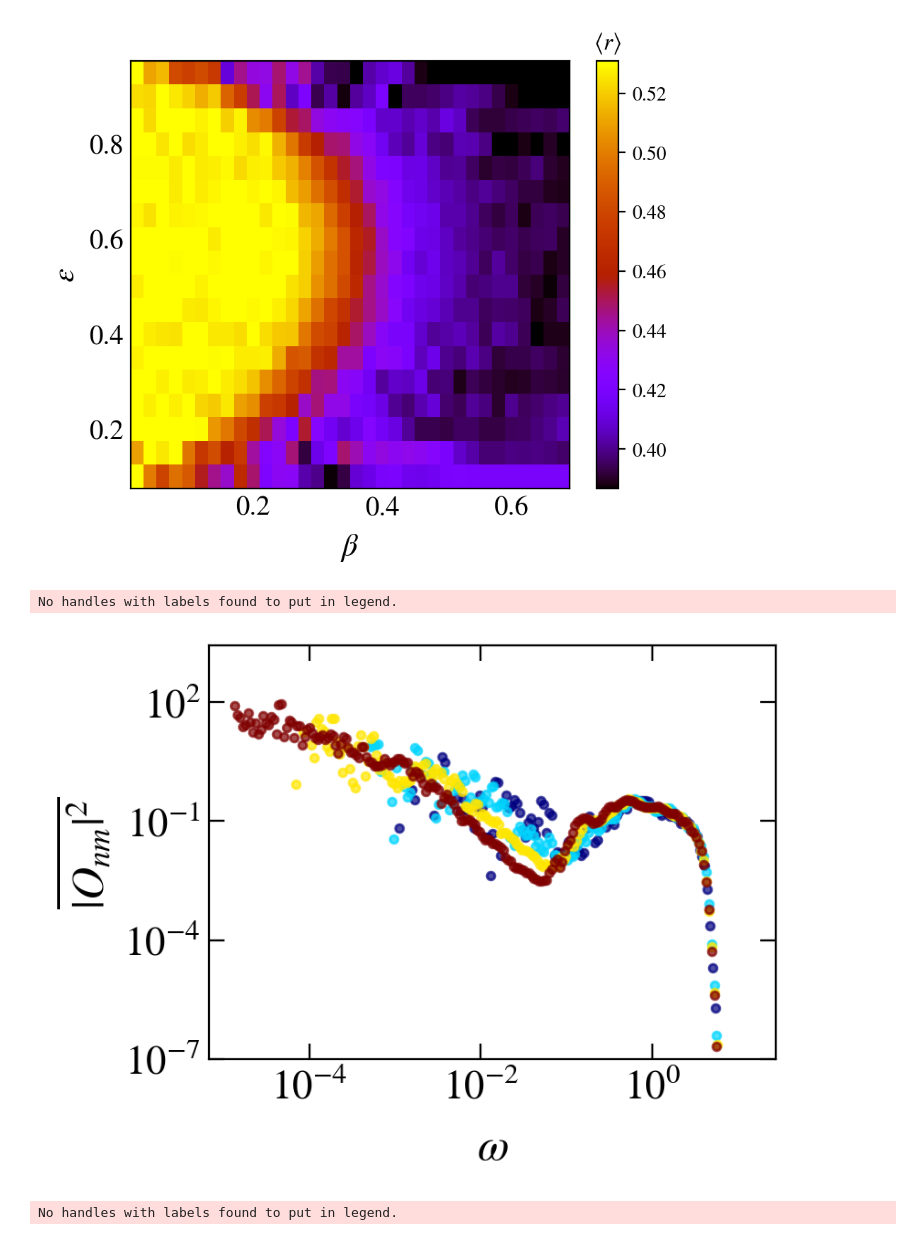
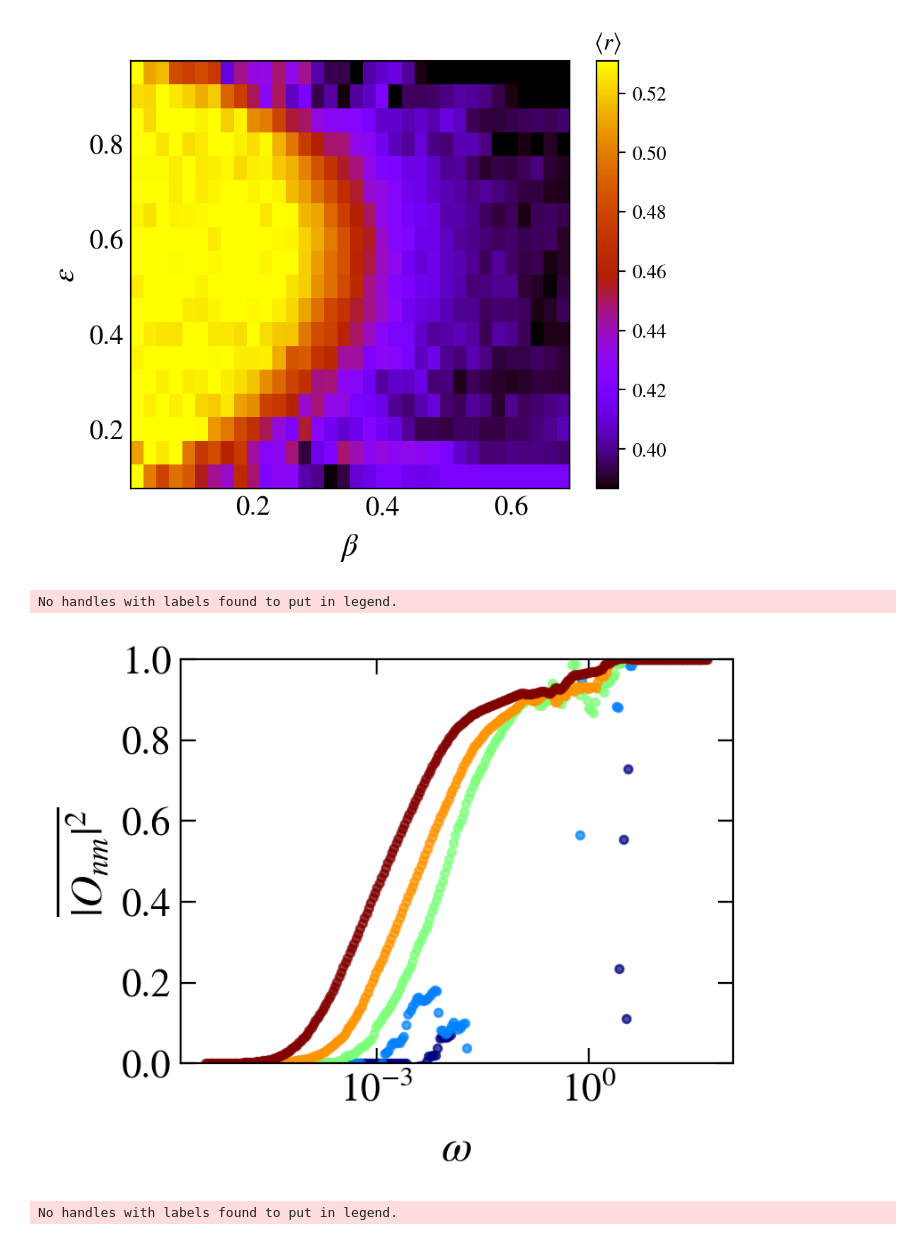
Before and after one commit to Rafal-Swietek/QHamSolver, a Jupyter notebook: XXZ/Jupyter_Python/fgr_sym.ipynb, the cells around one changed output. Cells and saved outputs as stored; diff of their text form; code cells hidden in the pictures.

```diff
--- a/XXZ/Jupyter_Python/fgr_sym.ipynb
+++ b/XXZ/Jupyter_Python/fgr_sym.ipynb
@@ -460,6 +424,6 @@ No handles with labels found to put in legend.
 # %%
 
-L = 22
+L = 24
 w = 2
 J = 1
 delta=0.55
@@ -472,7 +436,7 @@ hz = 0
 
 sizes = np.arange(16, 23, 2)
 
-dx_vals2 = np.arange(0.02, 0.87, 0.02)
+dx_vals2 = np.arange(0.04, 0.81, 0.04)
 
 fig, axis = plt.subplots( nrows=1, ncols=1, figsize=(5,5), dpi = 200)
 
@@ -480,12 +444,12 @@ inset = axis.inset_axes([0.04, 0.01, 0.47, 0.45])
 
 depsilon = 0.5
 _eps_ = np.arange(0.0, 1.01, 0.05)
-_eps_ = _eps_[_eps_ <= 0.88]
-_eps_ = _eps_[_eps_ >= 0.15]
+_eps_ = _eps_[_eps_ <= 0.95]
+_eps_ = _eps_[_eps_ >= 0.1]
 
 s_m_a = matplotlib.cm.ScalarMappable(cmap='coolwarm', norm= matplotlib.colors.Normalize(vmin=min(dx_vals2), vmax=max(dx_vals2) ))
-# s_m = matplotlib.cm.ScalarMappable(cmap='viridis', norm= matplotlib.colors.Normalize(vmin=min(_eps_), vmax=0.5 ))
-s_m = matplotlib.cm.ScalarMappable(cmap='viridis', norm= matplotlib.colors.Normalize(vmin=0.5, vmax=max(_eps_) ))
+s_m = matplotlib.cm.ScalarMappable(cmap='viridis', norm= matplotlib.colors.Normalize(vmin=min(_eps_), vmax=0.5 ))
+# s_m = matplotlib.cm.ScalarMappable(cmap='viridis', norm= matplotlib.colors.Normalize(vmin=0.5, vmax=max(_eps_) ))
 s_m.set_array([])
 
 alfa_c = []
@@ -537,7 +501,7 @@ for jj in range(_eps_.size):
 
     print(eps)
     norm = dim#max(agp2)#matelem**2 / wH**2
-    if eps >= 0.5:
+    if eps <= 0.5:
         axis.plot(dx_vals2, agp, color=col2, marker='o', markersize=2, lw=1)
 
     idx = np.argmax(agp)
@@ -550,7 +514,7 @@ for jj in range(_eps_.size):
     agp = splev(x, f)
     idx = np.argmax(agp)
     alfa_c.append(x[idx])
-    if eps >= 0.5:
+    if eps <= 0.5:
         alfa_c2.append(x[idx])
         agp_c.append(agp[idx])
 
@@ -789,7 +766,7 @@ No handles with labels found to put in legend.
 markers = itertools.cycle(markers_ls)
 
 
-L = 22
+L = 24
 w = 2
 J = 1
 delta=0.55
@@ -926,20 +903,20 @@ g=0.2
 op=0
 
 
-INTEGRATED = 0
+INTEGRATED = 1
 BC = 0
 
 prefix = '../results_fgr/symmetries/OBC/Spectrals_SzSz/' if BC else '../results_fgr/symmetries/PBC/Spectrals_SzSz/'
 hz = 0
 
-sizes = np.arange(16, 23, 2)
+sizes = np.arange(16, 25, 2)
 
 DIM = 1
 fig, axis = plt.subplots( nrows=1, ncols=1, figsize=(4,3), dpi = 200, sharex=True, sharey=False)
 
 L = 15
 eps = 0.5
-
+delta = 0.55
 
 norm = matplotlib.colors.Normalize(
         vmin=min(sizes),
@@ -948,7 +925,7 @@ s_m = matplotlib.cm.ScalarMappable(cmap='jet', norm=norm)
 s_m.set_array([])
 
 
-dx = 0.5
+dx = 0.32
 for iiL, L in enumerate(sizes):
     col = s_m.to_rgba(L)
 
@@ -968,46 +945,59 @@ for iiL, L in enumerate(sizes):
                 Ex = np.array(file.get('energy_density'))[0]
                 idx = min(range(len(Ex)), key=lambda i: abs(Ex[i] - eps))
 
+                x =  np.array(file.get('energies'))
                 En = np.array(file.get('energies'))[0]
+
+                hf = h5py.File('test_file.hdf5', 'w')
+                hf.create_dataset('E2', En.shape, data = En)
+                hf.create_dataset('E', x.shape, data = x)
+                hf.close()
+
                 dim = En.size
                 dim_tot += dim * factor
 
                 wH =  np.array(file.get('wH'))[0]
-                spec = np.array(file.get('spectral_fun'))[idx] * factor * dim
-                element_count += np.array(file.get('element_count'))[idx] * factor * dim
+                spec = np.array(file.get('spectral_fun'))[idx]# - np.array(file.get('spectral_fun0'))[idx]
 
-                int_spec_fun = np.array(file.get('integrated_spectral_fun'))[idx]
+                elem_cunt = np.array(file.get('element_count'))[idx]
+                element_count += elem_cunt
+
+                int_spec_fun0 = np.array(file.get('integrated_spectral_fun0'))[idx]
+                # int_spec_fun0 = (int_spec_fun0 - int_spec_fun0[0]) / (int_spec_fun0[-1] - int_spec_fun0[0])
+
+                int_spec_fun = np.array(file.get('integrated_spectral_fun'))[idx] - int_spec_fun0
                 int_spec_fun = (int_spec_fun - int_spec_fun[0]) / (int_spec_fun[-1] - int_spec_fun[0])
 
+
                 if INTEGRATED:  spec_fun += int_spec_fun * factor * dim
-                else: spec_fun += spec / wH
+                else: spec_fun += spec * factor * dim
                 omegas = np.array(file.get('omegas'))[0,1:]
         else:
             print(name)
     if INTEGRATED:
         spec_fun /= dim_tot
     else:
         spec_fun /= element_count
     # print(spec_fun.shape, omegas.shape)
     omegas = (omegas[1:] + omegas[:-1]) / 2# * L**2
     spec_fun = (spec_fun[1:] + spec_fun[:-1]) / 2
     axis.scatter(omegas, spec_fun, color=col, alpha=0.7, s=10)
 
 
-fig_help.set_plot_elements(axis, ylabel=r"$\overline{|O_{nm}|^2}$", xlabel=r"$\omega$", font_size=16, set_legend=1, xscale='log', yscale='log' if INTEGRATED else 'log')
+fig_help.set_plot_elements(axis, ylabel=r"$\overline{|O_{nm}|^2}$", xlabel=r"$\omega$", font_size=16, set_legend=1, xscale='log', yscale='linear' if INTEGRATED else 'log')
 
 # z = np.logspace(-3, 1, 1000)
 # # axis.plot(z, 0.02/z, ls=':', color='k', lw=2)
 # axis.plot(z, 2e0/z**2, ls='--', color='k', lw=2)
 # axis.plot(z, 200*z**2, ls='-.', color='red', lw=2)
 
 if INTEGRATED:  axis.set_ylim(0,1)
 else:           axis.set_ylim(1e-7, None)
 
 fig.subplots_adjust(wspace = 0.02, hspace=0.02)
 # %% [output]
 No handles with labels found to put in legend.
-[figure, old version]
+[figure, new version]
 # %%
 colors_ls_cyc = itertools.cycle(colors_ls)
 colors_ls_cyc2 = itertools.cycle(colors_ls)
```
Also changed, not shown: parts of 9 cells of this notebook, 8 other files.
